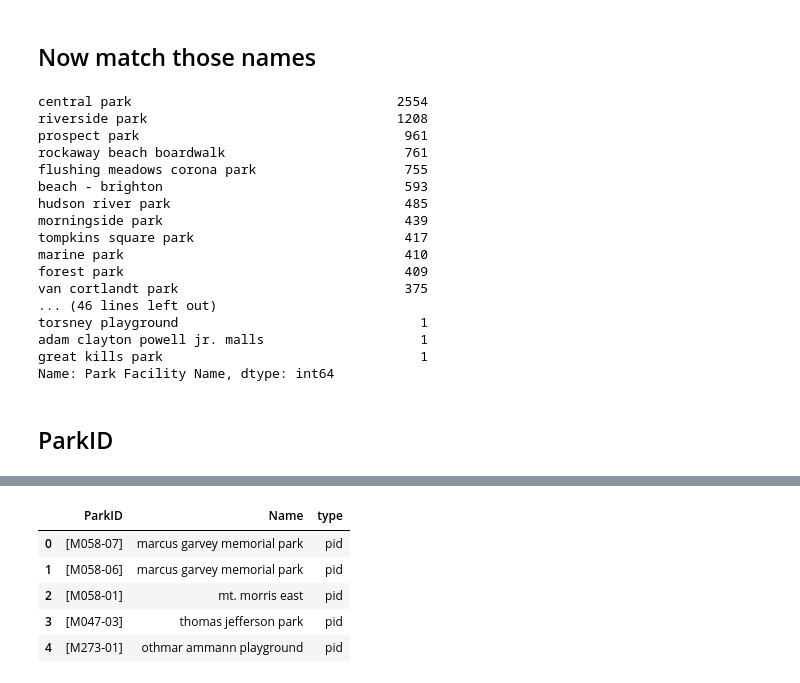
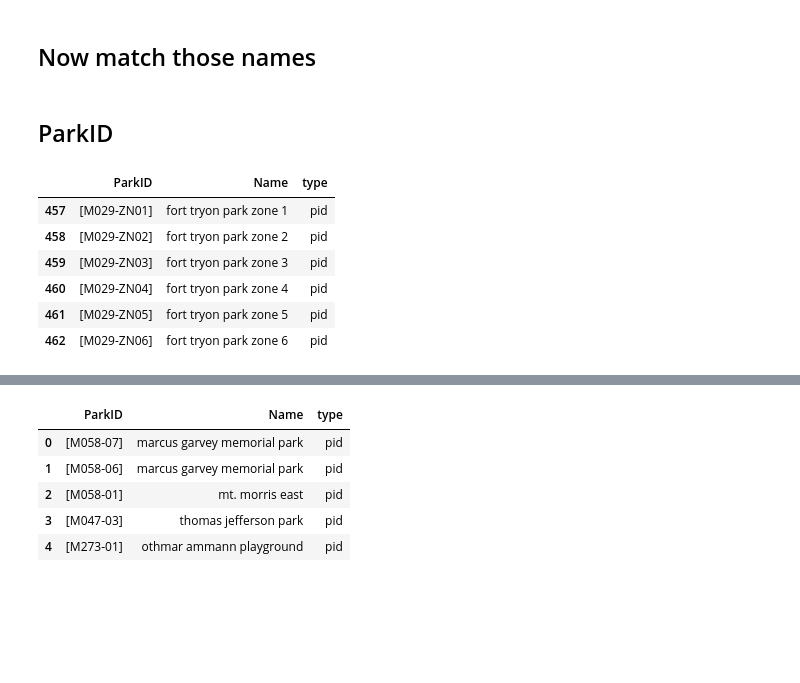
Before and after one commit to gdobler/parqa, a Jupyter notebook: 311/ONTOLOGY/4_311_calls_to_PropertyID.ipynb, the cells around one changed output, grey strips where cells are left out. Saved outputs shown, nothing was run; the diff lists cells and outputs as text; code cells hidden in the pictures; blank space fills up the shorter version.

```diff
--- a/311/ONTOLOGY/4_311_calls_to_PropertyID.ipynb
+++ b/311/ONTOLOGY/4_311_calls_to_PropertyID.ipynb
@@ -109,23 +116,4 @@ calls2.shape
 ## Now match those names
 # %%
 calls2['Park Facility Name'] = calls2['Park Facility Name'].str.lower()
-calls2['Park Facility Name'].value_counts()
-# %% [output]
-central park                                  2554
-riverside park                                1208
-prospect park                                  961
-rockaway beach boardwalk                       761
-flushing meadows corona park                   755
-beach - brighton                               593
-hudson river park                              485
-morningside park                               439
-tompkins square park                           417
-marine park                                    410
-forest park                                    409
-van cortlandt park                             375
-... (46 lines left out)
-torsney playground                               1
-adam clayton powell jr. malls                    1
-great kills park                                 1
-Name: Park Facility Name, dtype: int64
 # %%
@@ -144,6 +135,16 @@ def trySplit(x, spl='-'):
         return x.split(spl)[0].strip()
     else:
         return x
+# %%
+prop[prop.Name.str.contains('fort tryon park')]
+# %% [output]
+|  | ParkID | Name | type |
+| 457 | [M029-ZN01] | fort tryon park zone 1 | pid |
+| 458 | [M029-ZN02] | fort tryon park zone 2 | pid |
+| 459 | [M029-ZN03] | fort tryon park zone 3 | pid |
+| 460 | [M029-ZN04] | fort tryon park zone 4 | pid |
+| 461 | [M029-ZN05] | fort tryon park zone 5 | pid |
+| 462 | [M029-ZN06] | fort tryon park zone 6 | pid |
 # %%
 ### empirical dictionary
 
```
Also changed, not shown: parts of 23 cells of this notebook.
